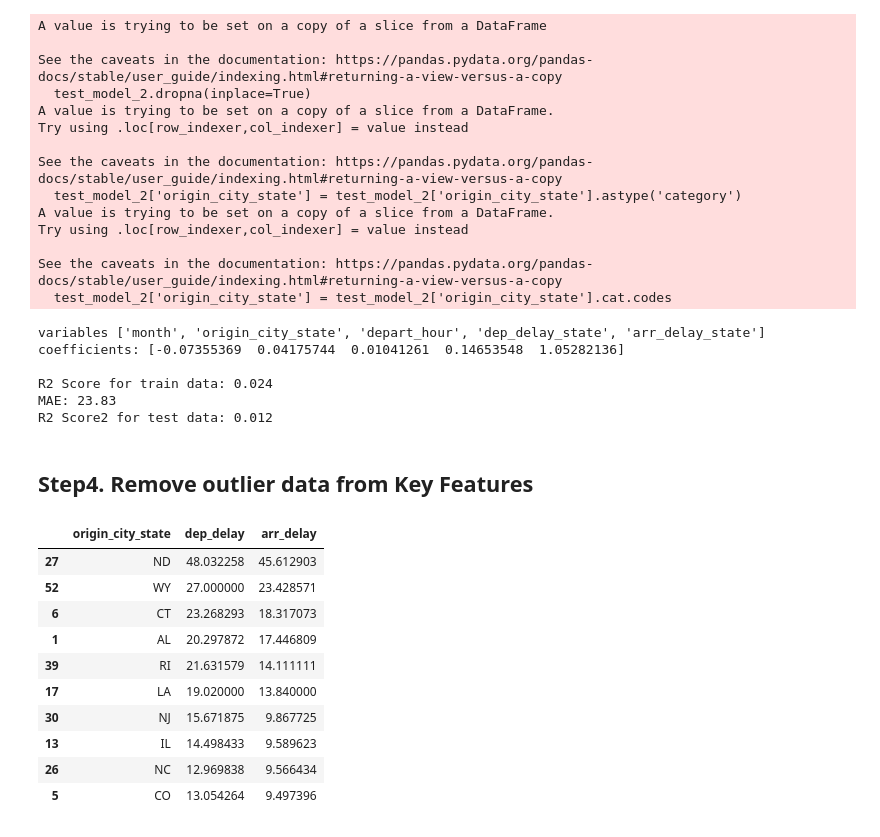
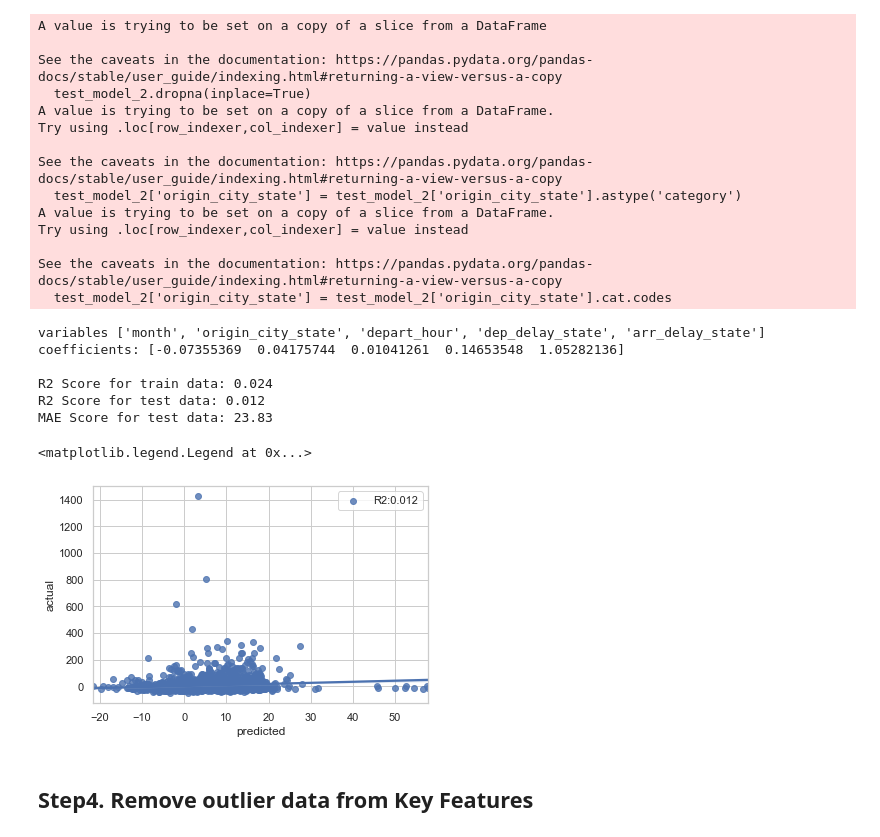
Before and after one commit to WongMatthew/LHL-Predicting-Flight-Patterns, a Jupyter notebook: Flight Prediction - master/Prashanta_Models.ipynb, the cells around one changed output. Cells and saved outputs as stored; diff of their text form; code cells hidden in the pictures.

```diff
--- a/Flight Prediction - master/Prashanta_Models.ipynb
+++ b/Flight Prediction - master/Prashanta_Models.ipynb
@@ -163,34 +177,39 @@ Linear_Regressor.fit(X_train, y_train)
 y_pred = Linear_Regressor.predict(X_test)
 
 #prints the coefficients used for each attribute
-print('variables', list(test_model_2.columns[:-1]))
+print('variables', list(X.columns))
 print('coefficients:', Linear_Regressor.coef_)
 print()
 
 #prints the R2 score for your test dataset
 print('R2 Score for train data:', round(Linear_Regressor.score(X_train,y_train),3))
-print('MAE:', round(mean_absolute_error(y_test,y_pred),2))
-print('R2 Score2 for test data:', round(r2_score(y_test,y_pred),3))
+print('R2 Score for test data:', round(r2_score(y_test,y_pred),3))
+print('MAE Score for test data:', round(mean_absolute_error(y_test,y_pred),2))
 # %% [output]
 variables ['month', 'origin_city_state', 'depart_hour', 'dep_delay_state', 'arr_delay_state']
 coefficients: [-0.07355369  0.04175744  0.01041261  0.14653548  1.05282136]
 
 R2 Score for train data: 0.024
-MAE: 23.83
-R2 Score2 for test data: 0.012
+R2 Score for test data: 0.012
+MAE Score for test data: 23.83
+# %%
+df = pd.DataFrame(
+        {
+            'actual':y_test,
+            'predicted':y_pred
+        }
+)
+df
+
+sns.regplot(x='predicted',y='actual',data=df,label='R2:'+ str(round(r2_score(y_test,y_pred),3)))
+plt.legend(loc=0)
+# %% [output]
+<matplotlib.legend.Legend at 0x...>
+[figure, added]
 # %% [markdown]
 ## **Step4.** Remove outlier data from Key Features
 # %%
-(sample1[['origin_city_state','dep_delay','arr_delay']].groupby(by='origin_city_state').mean().reset_index()).sort_values('arr_delay',ascending=False).head(10)
+# create no_outlier data by using 1.5*Q1 and 1.5*Q3 as outlier boundaries
+filter1 = (sample1['arr_delay'] < 10.5) & (sample1['arr_delay'] > -22.5)
+sample1_no_outliers = sample1[filter1]
+#(sample1_no_outliers[['origin_city_state','dep_delay','arr_delay']].groupby(by='origin_city_state').mean().reset_index()).sort_values('arr_delay',ascending=False).head(10)
-# %% [output]
-|  | origin_city_state | dep_delay | arr_delay |
-| 27 | ND | 48.032258 | 45.612903 |
-| 52 | WY | 27.000000 | 23.428571 |
-| 6 | CT | 23.268293 | 18.317073 |
-| 1 | AL | 20.297872 | 17.446809 |
-| 39 | RI | 21.631579 | 14.111111 |
-| 17 | LA | 19.020000 | 13.840000 |
-| 30 | NJ | 15.671875 | 9.867725 |
-| 13 | IL | 14.498433 | 9.589623 |
-| 26 | NC | 12.969838 | 9.566434 |
-| 5 | CO | 13.054264 | 9.497396 |
```
Also changed, not shown: parts of 5 cells of this notebook.
